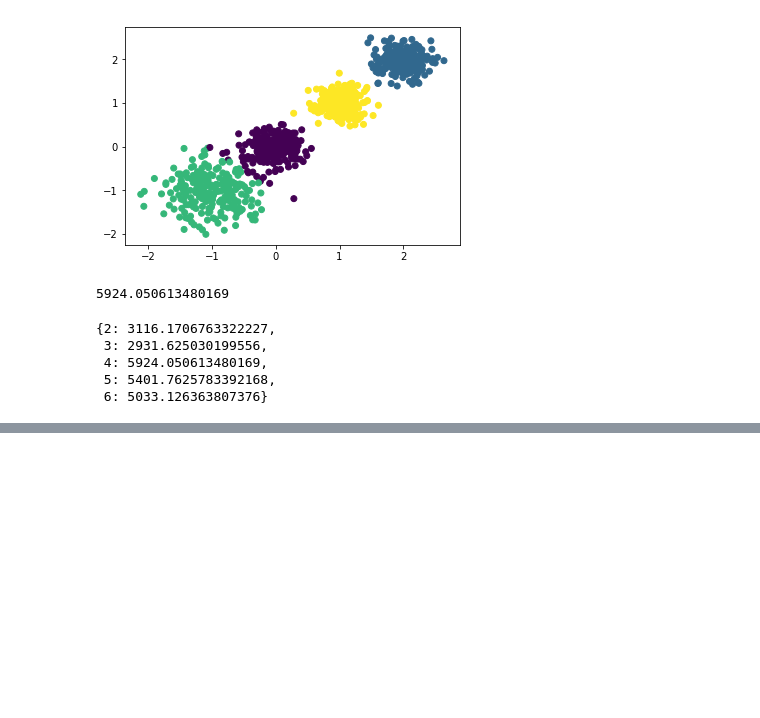
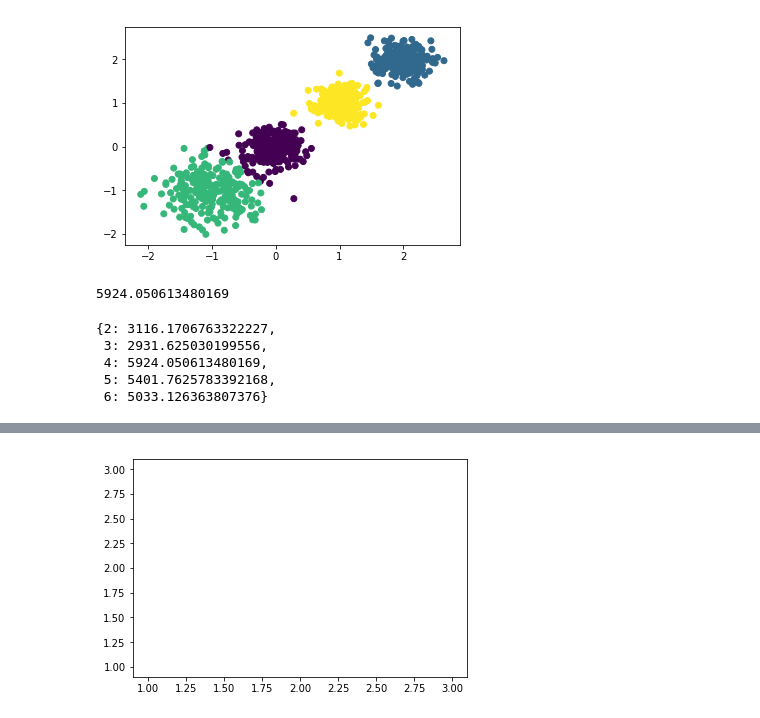
Before and after one commit to wsinbol/nlp_test, a Jupyter notebook: sklearn/tutorial/k_means.ipynb, the cells around one changed output, grey strips where cells are left out. Drawn from its saved outputs; the diff is of its cells as text; code cells hidden in the pictures; blank space fills up the shorter version.

```diff
--- a/sklearn/tutorial/k_means.ipynb
+++ b/sklearn/tutorial/k_means.ipynb
@@ -160,0 +208,6 @@ clsuter_score
+# %%
+import matplotlib.pyplot as plt
+plt.fill_betweenx([1,2,3],[1,2,3],[1,2,3])
+plt.show()
+# %% [output]
+[figure, added]
```
Also changed, not shown: parts of 7 cells of this notebook, 3 other files.
